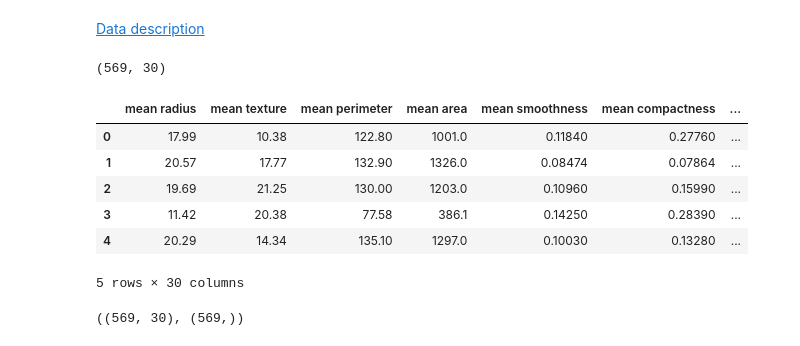
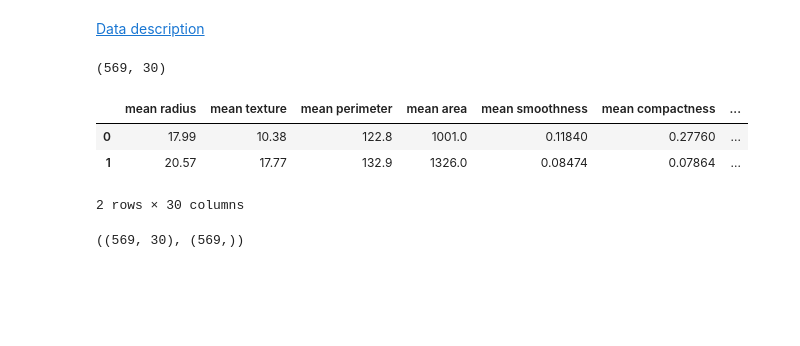
Before and after one commit to mdkamrulhasan/data_mining_kdd, a Jupyter notebook: notebooks/Classification_breast_cancer.ipynb, the cells around one changed output. Saved outputs shown, nothing was run; the diff lists cells and outputs as text; code cells hidden in the pictures; blank space fills up the shorter version.

```diff
--- a/notebooks/Classification_breast_cancer.ipynb
+++ b/notebooks/Classification_breast_cancer.ipynb
@@ -34,15 +34,12 @@ print(df.data.shape)
 # %% [output]
 (569, 30)
 # %%
-df.data.head()
+df.data.head(2)
 # %% [output]
 |  | mean radius | mean texture | mean perimeter | mean area | mean smoothness | mean compactness | ... |
-| 0 | 17.99 | 10.38 | 122.80 | 1001.0 | 0.11840 | 0.27760 | ... |
-| 1 | 20.57 | 17.77 | 132.90 | 1326.0 | 0.08474 | 0.07864 | ... |
-| 2 | 19.69 | 21.25 | 130.00 | 1203.0 | 0.10960 | 0.15990 | ... |
-| 3 | 11.42 | 20.38 | 77.58 | 386.1 | 0.14250 | 0.28390 | ... |
-| 4 | 20.29 | 14.34 | 135.10 | 1297.0 | 0.10030 | 0.13280 | ... |
+| 0 | 17.99 | 10.38 | 122.8 | 1001.0 | 0.11840 | 0.27760 | ... |
+| 1 | 20.57 | 17.77 | 132.9 | 1326.0 | 0.08474 | 0.07864 | ... |
-5 rows × 30 columns
+2 rows × 30 columns
 # %%
 X, y = datasets.load_breast_cancer(return_X_y=True)
 X.shape, y.shape
```
Also changed, not shown: parts of 7 cells of this notebook.
